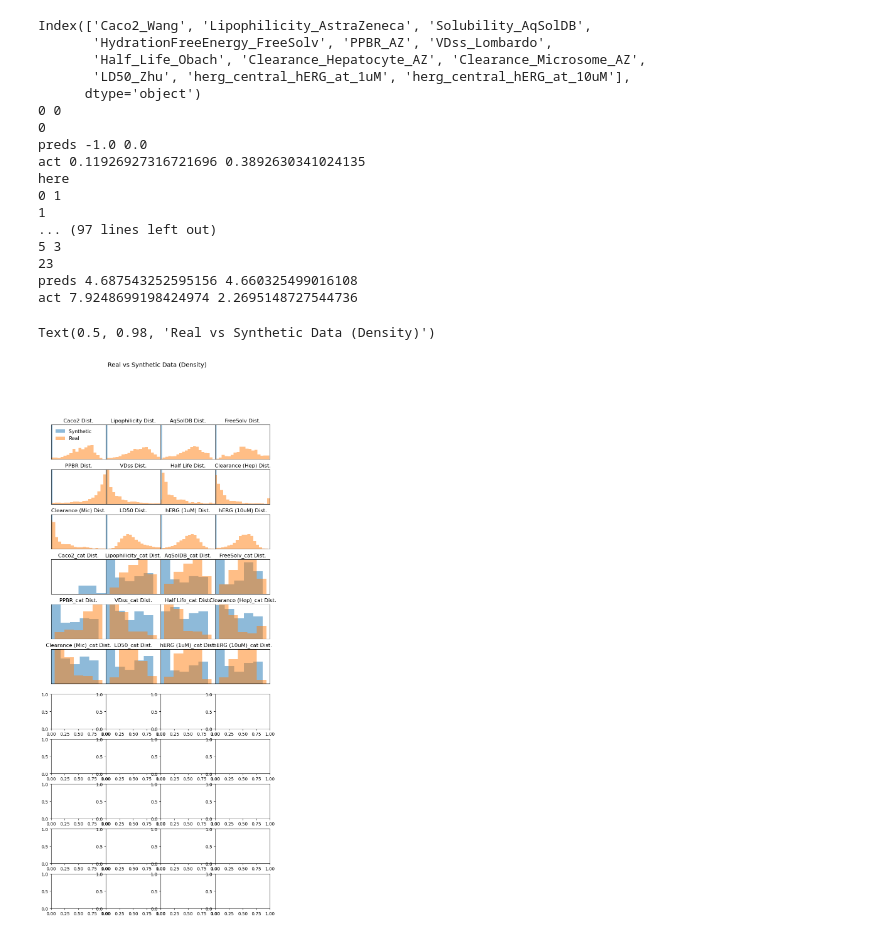
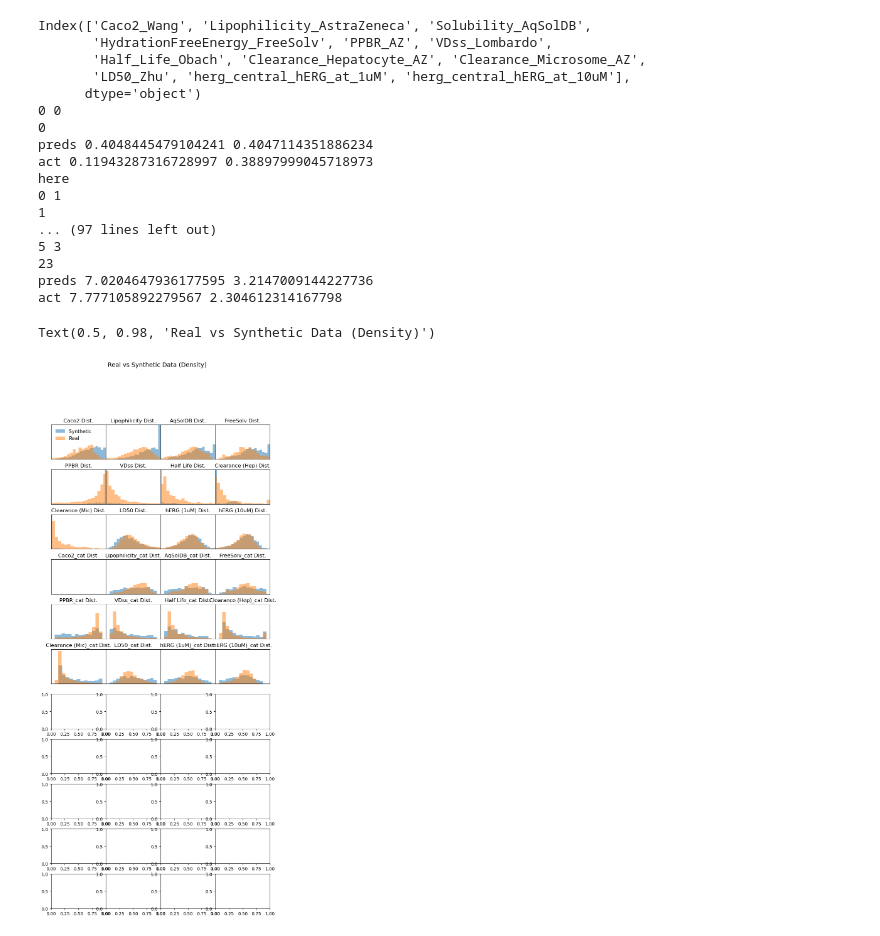
Before and after one commit to bing1100/syndata, a Jupyter notebook: 3. analyze.ipynb, the cells around one changed output. Saved outputs shown, nothing was run; the diff lists cells and outputs as text; code cells hidden in the pictures.

```diff
--- a/3. analyze.ipynb
+++ b/3. analyze.ipynb
@@ -60,7 +60,7 @@ for col in f.drop(labels=['Drug'], axis=1).columns[:12]:
 
 print(vlists)
 
-filename = "/media/bhux/alpha/xsd_mvp/test/1000_dict.csv"
+filename = "/media/bhux/alpha/xsd_mvp/3000e_normalized/2580_dict.csv"
 vals = pd.read_csv(filename).values
 
 smiles_vs = []
@@ -70,6 +70,17 @@ for v in vals:
     smiles_vs.append(v[0])
     for i, val in enumerate(v[1]):
         preds[i].append(val)
+
+print(np.array(preds.keys()))
+
+for i, col in enumerate(f.drop(labels=['Drug'], axis=1).columns[:12]):
+    preds[i] = invert_categorical_norm(vlists[col], preds[i], preds[i+12], 15)
+
+preds = {
+    k: norm(preds[k]) for k in range(12)
+}
+
+print(preds)
 # %% [output]
 28444
 14
@@ -158,43 +169,43 @@ for c, (col, y) in enumerate(vlists.items()):
 
     bins=20
     if c > 12:
-        bins=5
+        bins=14
     if c< 12:
         print("here")
 
     ax[i][j].set_title(f"{names[c]} Dist.", fontsize=12)
     ax[i][j].hist(x, bins=bins, alpha=0.5, label='Synthetic', density=True)
     ax[i][j].hist(y, bins=bins, alpha=0.5, label='Real', density=True)
     ax[i][j].set_ylim(0,2.8)
     ax[i][j].set_xlim(-1,1)
     if c > 12:
-        ax[i][j].set_ylim(0,0.1)
+        ax[i][j].set_ylim(0,0.5)
         ax[i][j].set_xlim(0,15)
     ax[i][j].get_xaxis().set_ticks([])
     ax[i][j].get_yaxis().set_ticks([])
     #plt.yscale('log')
 
     # xyhist(preds[i], vlists[col], f"{col} Real vs Synthetic Data (Epoch: {e})")
 
 ax[0][0].legend(loc='upper left', fontsize=11, frameon=False)
 fig.suptitle("Real vs Synthetic Data (Density)", fontsize=14)
 # %% [output]
 Index(['Caco2_Wang', 'Lipophilicity_AstraZeneca', 'Solubility_AqSolDB',
        'HydrationFreeEnergy_FreeSolv', 'PPBR_AZ', 'VDss_Lombardo',
        'Half_Life_Obach', 'Clearance_Hepatocyte_AZ', 'Clearance_Microsome_AZ',
        'LD50_Zhu', 'herg_central_hERG_at_1uM', 'herg_central_hERG_at_10uM'],
       dtype='object')
 0 0
 0
-preds -1.0 0.0
-act 0.11926927316721696 0.3892630341024135
+preds 0.4048445479104241 0.4047114351886234
+act 0.11943287316728997 0.38897999045718973
 here
 0 1
 1
 ... (97 lines left out)
 5 3
 23
-preds 4.687543252595156 4.660325499016108
-act 7.9248699198424974 2.2695148727544736
+preds 7.0204647936177595 3.2147009144227736
+act 7.777105892279567 2.304612314167798
 Text(0.5, 0.98, 'Real vs Synthetic Data (Density)')
-[figure, old version]
+[figure, new version]
```
Also changed, not shown: parts of 3 cells of this notebook, 2 other files.
